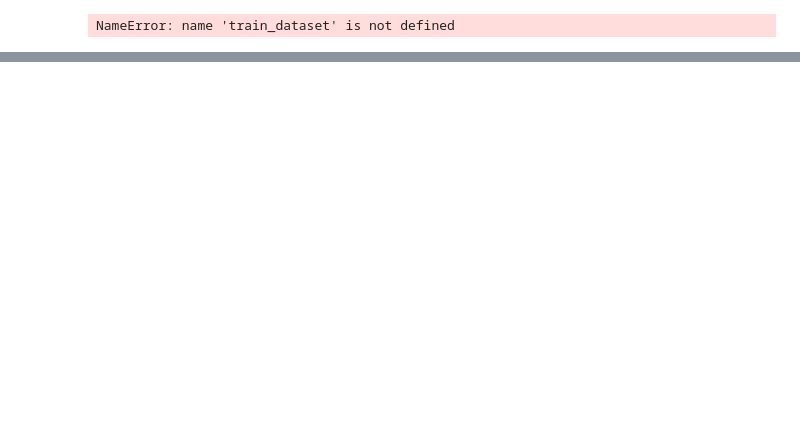
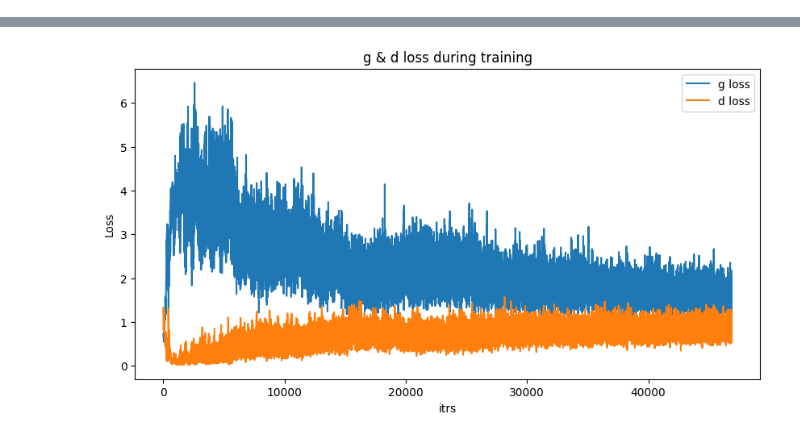
Before and after one commit to kushalthaman/deep-gen-models, a Jupyter notebook: GANs/simple_gan.ipynb, the cells around one changed output, grey strips where cells are left out. Drawn from its saved outputs; the diff is of its cells as text; code cells hidden in the pictures; blank space fills up the shorter version.

Commit message:
simple_gan training

```diff
--- a/GANs/simple_gan.ipynb
+++ b/GANs/simple_gan.ipynb
@@ -24,17 +28,7 @@ transform = transforms.Compose([
     transforms.Normalize(mean=[0.5], std=[0.5])
 ])
 
-
-datasets.MNIST.resources = [
-    ('https://ossci-datasets.s3.amazonaws.com/mnist/train-images-idx3-ubyte.gz', 'f68b3c2dcbeaaa9fbdd348bbdeb94873'),
-    ('https://ossci-datasets.s3.amazonaws.com/mnist/train-labels-idx1-ubyte.gz', 'd53e105ee54ea40749a09fcbcd1e9432'),
-    ('https://ossci-datasets.s3.amazonaws.com/mnist/t10k-images-idx3-ubyte.gz', '9fb629c4189551a2d022fa330f9573f3'),
-    ('https://ossci-datasets.s3.amazonaws.com/mnist/t10k-labels-idx1-ubyte.gz', 'ec29112dd5afa0611ce80d1b7f02629c')
-]
-
-train_dataset = datasets.MNIST(root='/', train=True, transform=transform, download=True)
+train_dataset = datasets.FashionMNIST(root='./data', train=True, transform=transform, download=True)
 train_loader = DataLoader(dataset=train_dataset, batch_size=batch_size, shuffle=True)
-# %% [output]
-NameError: name 'train_dataset' is not defined
 # %%
 class Generator(nn.Module):
@@ -50,0 +64,65 @@ class Generator(nn.Module):
+# %%
+generator = Generator().to(device)
+discriminator = Discriminator().to(device)
+
+optim_g = optim.Adam(generator.parameters(), lr=lr)
+optim_d = optim.Adam(discriminator.parameters(), lr=lr)
+
+criterion = nn.BCELoss()
+# %%
+d_losses = []
+g_losses = []
+random.seed(1)
+for epoch in range(n_epochs):
+    for i, (real_images, _) in enumerate(train_loader):
+        current_batch_size = real_images.size(0)
+
+        real_labels = torch.ones(current_batch_size, 1).to(device)
+        fake_labels = torch.zeros(current_batch_size, 1).to(device)
+
+        real_images = real_images.to(device)
+        real_images = real_images.view(current_batch_size, -1)
+
+        optim_d.zero_grad()
+
+        outputs = discriminator(real_images)
+        d_loss_real = criterion(outputs, real_labels)
+        d_loss_real.backward()
+
+        z = torch.randn(current_batch_size, noise_dim).to(device)
+        fake_images = generator(z)
+        outputs = discriminator(fake_images.detach())
+        d_loss_fake = criterion(outputs, fake_labels)
+        d_loss_fake.backward()
+
+        d_loss = d_loss_real + d_loss_fake
+        optim_d.step()
+
+        optim_g.zero_grad()
+
+        outputs = discriminator(fake_images)
+        g_loss = criterion(outputs, real_labels)
+        g_loss.backward()
+
+        optim_g.step()
+        d_loss = d_loss_real + d_loss_fake
+        d_losses.append(d_loss.item())
+
+        g_loss = criterion(outputs, real_labels)
+        g_losses.append(g_loss.item())
+
+        if (i + 1) % 100 == 0:
+            print(f'Epoch [{epoch + 1}/{n_epochs}], Step [{i + 1}/{len(train_loader)}], '
+                  f'D Loss: {d_loss.item():.4f}, G Loss: {g_loss.item():.4f}')
+
+print('Training finished.')
+
+plt.figure(figsize=(10, 5))
+plt.title("g & d loss during training")
+plt.plot(g_losses, label="g loss")
+plt.plot(d_losses, label="d loss")
+plt.xlabel("itrs")
+plt.ylabel("Loss")
+plt.legend()
+plt.show()
+# %% [output]
@@ -50,0 +146 @@ class Generator(nn.Module):
+[figure, added]
```
Also changed, not shown: parts of 6 cells of this notebook.
